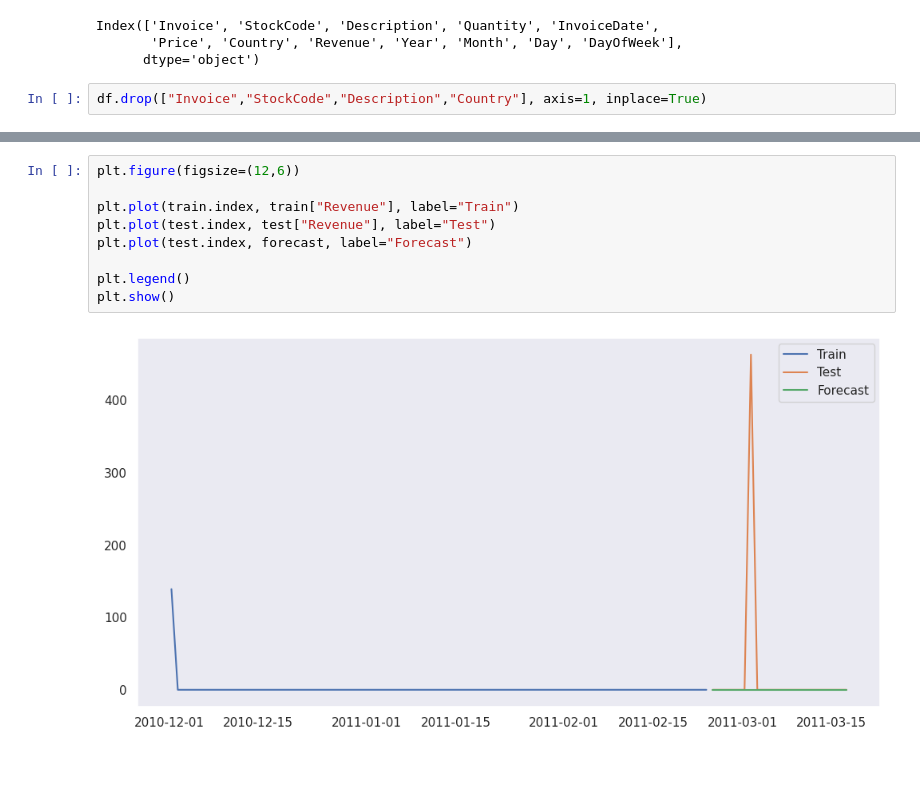
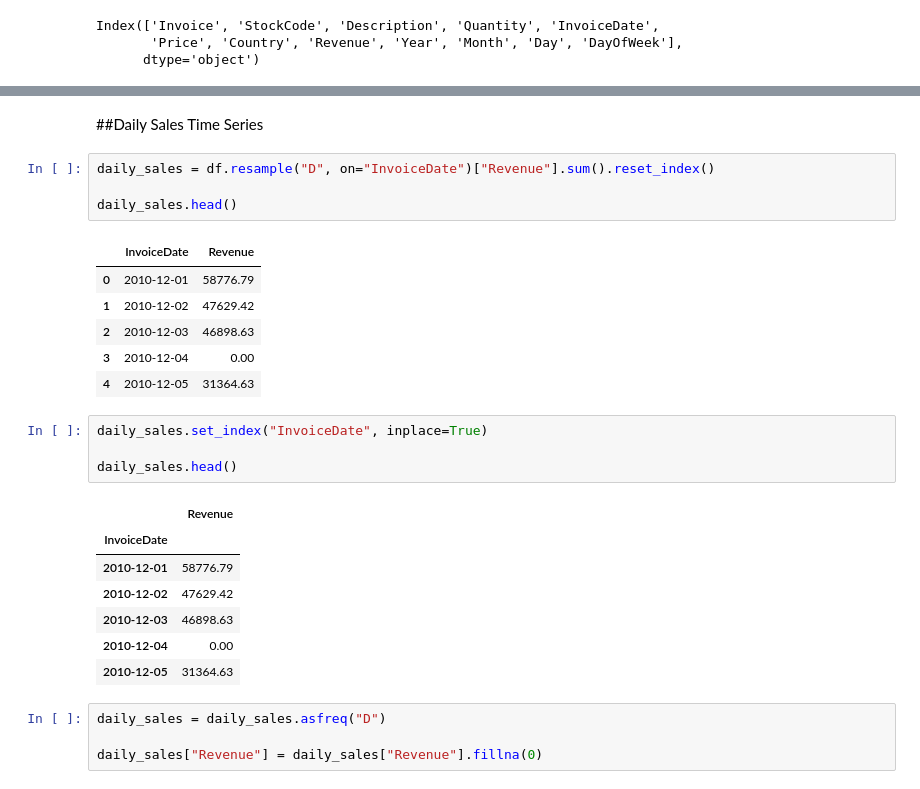
Before and after one commit to coder-priyanka01/Retail-Demand-Forecasting-Project, a Jupyter notebook: AI_Driven_Demand_Forecasting_&_Inventory_Optimization_System.ipynb, the cells around one changed output, grey strips where cells are left out. Saved outputs shown, nothing was run; the diff lists cells and outputs as text.

```diff
--- a/AI_Driven_Demand_Forecasting_&_Inventory_Optimization_System.ipynb
+++ b/AI_Driven_Demand_Forecasting_&_Inventory_Optimization_System.ipynb
@@ -308,5 +308,3 @@ df.columns
 Index(['Invoice', 'StockCode', 'Description', 'Quantity', 'InvoiceDate',
        'Price', 'Country', 'Revenue', 'Year', 'Month', 'Day', 'DayOfWeek'],
       dtype='object')
-# %%
-df.drop(["Invoice","StockCode","Description","Country"], axis=1, inplace=True)
@@ -381,11 +311,29 @@ forecast = model_fit.forecast(steps=len(test))
-# %%
-plt.figure(figsize=(12,6))
-
-plt.plot(train.index, train["Revenue"], label="Train")
-plt.plot(test.index, test["Revenue"], label="Test")
-plt.plot(test.index, forecast, label="Forecast")
-
-plt.legend()
-plt.show()
-# %% [output]
-[figure, removed]
+# %% [markdown]
+##Daily Sales Time Series
+# %%
+daily_sales = df.resample("D", on="InvoiceDate")["Revenue"].sum().reset_index()
+
+daily_sales.head()
+# %% [output]
+|  | InvoiceDate | Revenue |
+| 0 | 2010-12-01 | 58776.79 |
+| 1 | 2010-12-02 | 47629.42 |
+| 2 | 2010-12-03 | 46898.63 |
+| 3 | 2010-12-04 | 0.00 |
+| 4 | 2010-12-05 | 31364.63 |
+# %%
+daily_sales.set_index("InvoiceDate", inplace=True)
+
+daily_sales.head()
+# %% [output]
+|  | Revenue |
+| InvoiceDate |  |
+| 2010-12-01 | 58776.79 |
+| 2010-12-02 | 47629.42 |
+| 2010-12-03 | 46898.63 |
+| 2010-12-04 | 0.00 |
+| 2010-12-05 | 31364.63 |
+# %%
+daily_sales = daily_sales.asfreq("D")
+
+daily_sales["Revenue"] = daily_sales["Revenue"].fillna(0)
```
Also changed, not shown: parts of 55 cells of this notebook.
